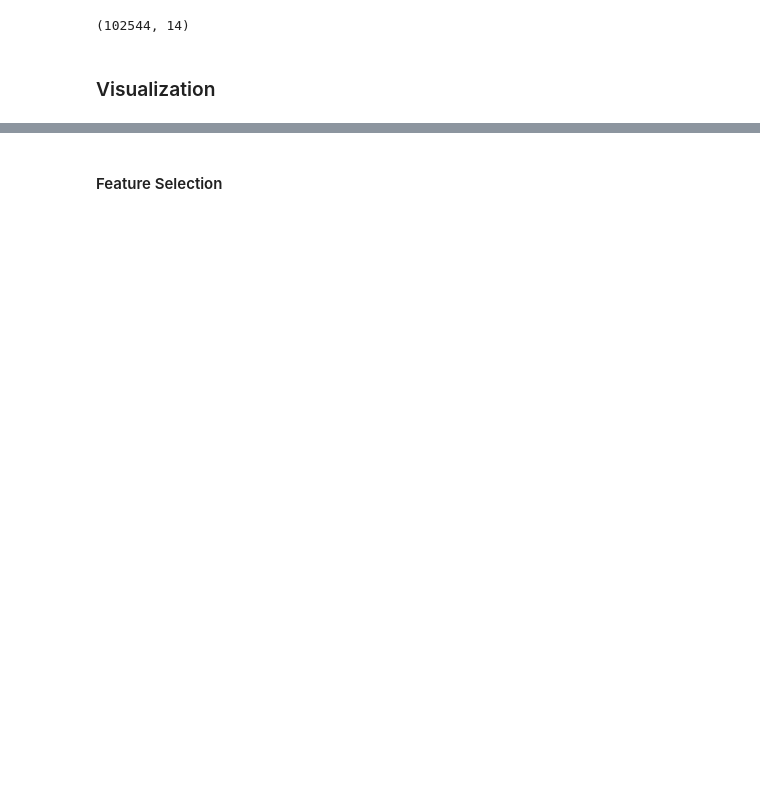
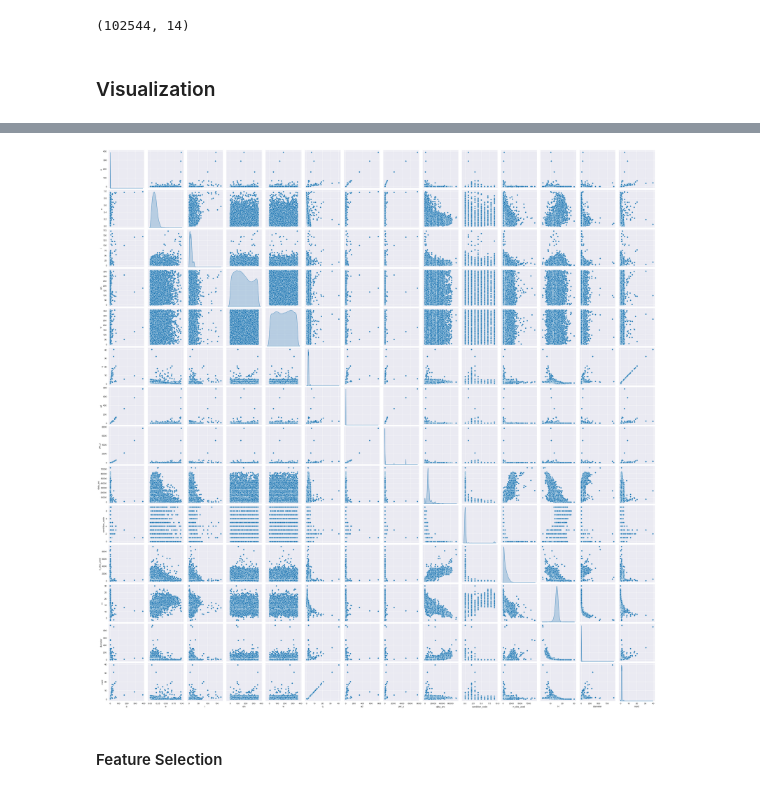
Before and after one commit to fagami1423/astoroid-diameter-prediction, a Jupyter notebook: final assignment.ipynb, the cells around one changed output, grey strips where cells are left out. Drawn from its saved outputs; the diff is of its cells as text; code cells hidden in the pictures; blank space fills up the shorter version.

```diff
--- a/final assignment.ipynb
+++ b/final assignment.ipynb
@@ -324,3 +359,8 @@ filtered_data.shape
+# %%
+sns.pairplot(num_data, diag_kind='kde')
+plt.savefig('pairplot.png')
+# %% [output]
+[figure, added]
 # %% [markdown]
 #### Feature Selection
 # %%
```
Also changed, not shown: parts of 32 cells of this notebook, 1 other file.
